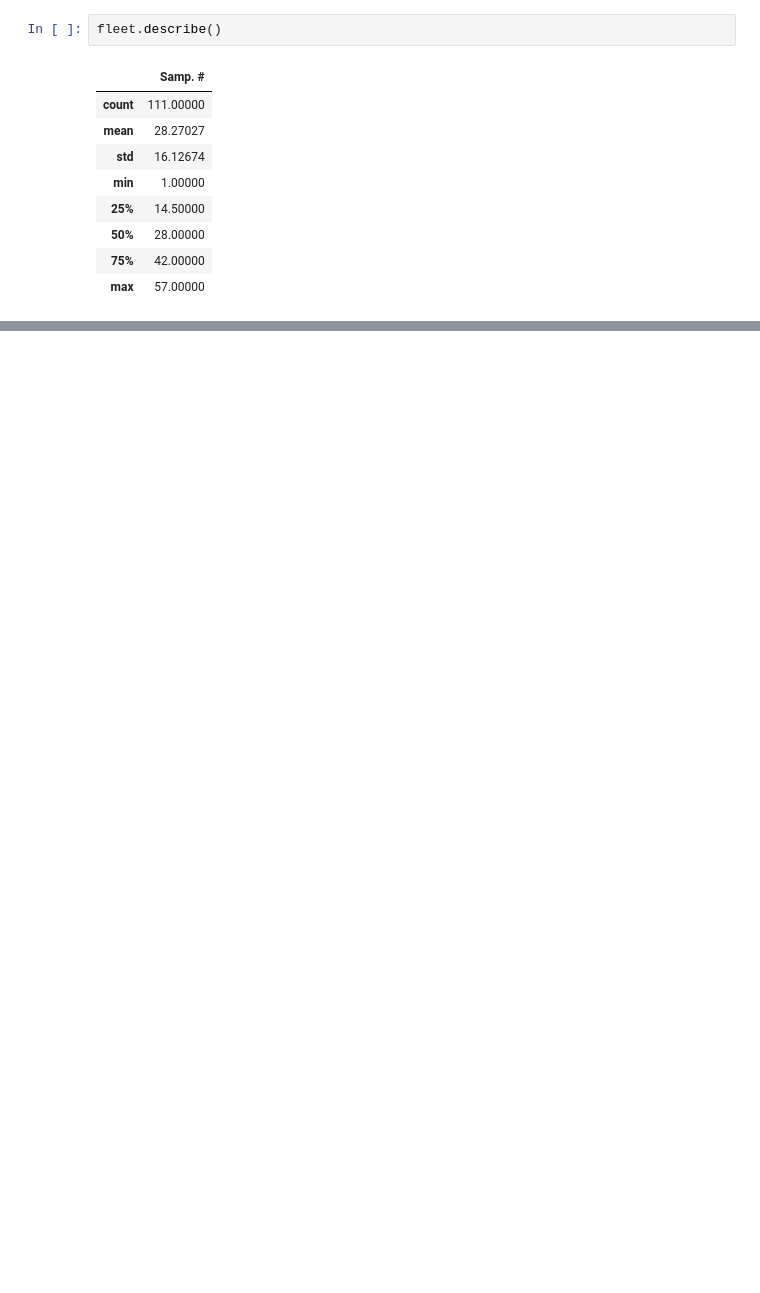
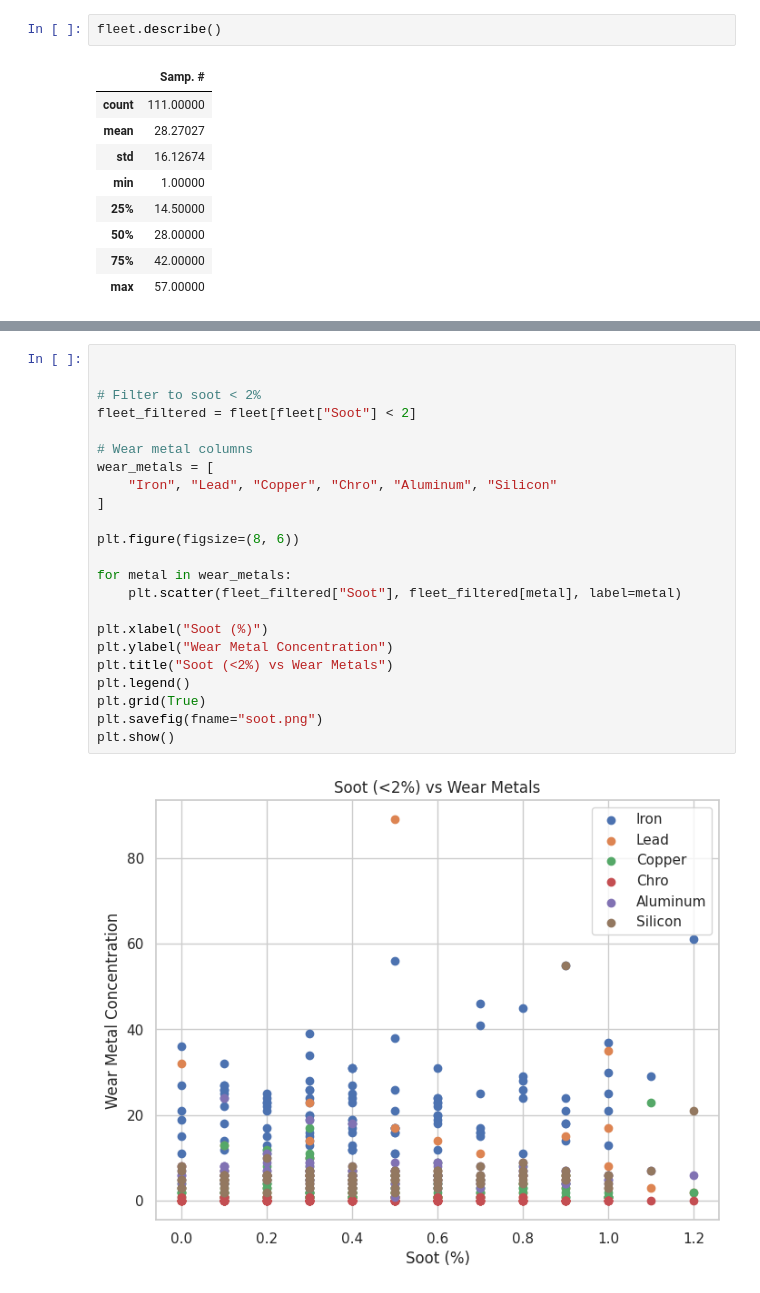
Before and after one commit to alexcory1/MSDSPurdue, a Jupyter notebook: GRAD505/final_project/final.ipynb, the cells around one changed output, grey strips where cells are left out. Drawn from its saved outputs; the diff is of its cells as text; blank space fills up the shorter version.

```diff
--- a/GRAD505/final_project/final.ipynb
+++ b/GRAD505/final_project/final.ipynb
@@ -55,0 +124,25 @@ plt.show()
+# %%
+
+
+# Filter to soot < 2%
+fleet_filtered = fleet[fleet["Soot"] < 2]
+
+# Wear metal columns
+wear_metals = [
+    "Iron", "Lead", "Copper", "Chro", "Aluminum", "Silicon"
+]
+
+plt.figure(figsize=(8, 6))
+
+for metal in wear_metals:
+    plt.scatter(fleet_filtered["Soot"], fleet_filtered[metal], label=metal)
+
+plt.xlabel("Soot (%)")
+plt.ylabel("Wear Metal Concentration")
+plt.title("Soot (<2%) vs Wear Metals")
+plt.legend()
+plt.grid(True)
+plt.savefig(fname="soot.png")
+plt.show()
+# %% [output]
+[figure, added]
```
Also changed, not shown: parts of 27 cells of this notebook, 22 other files.
